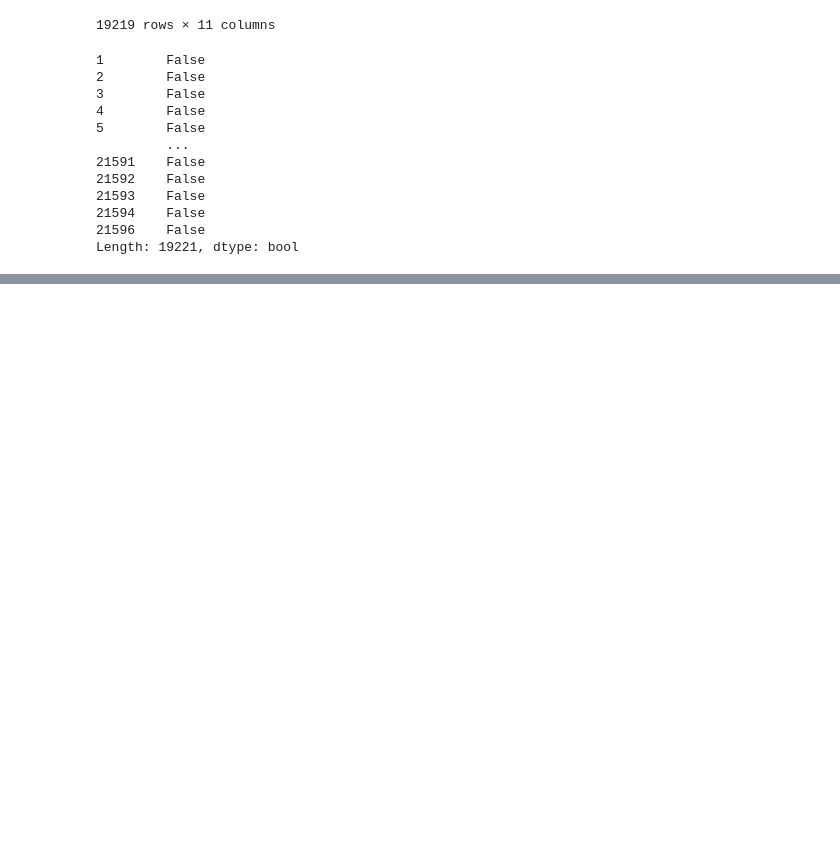
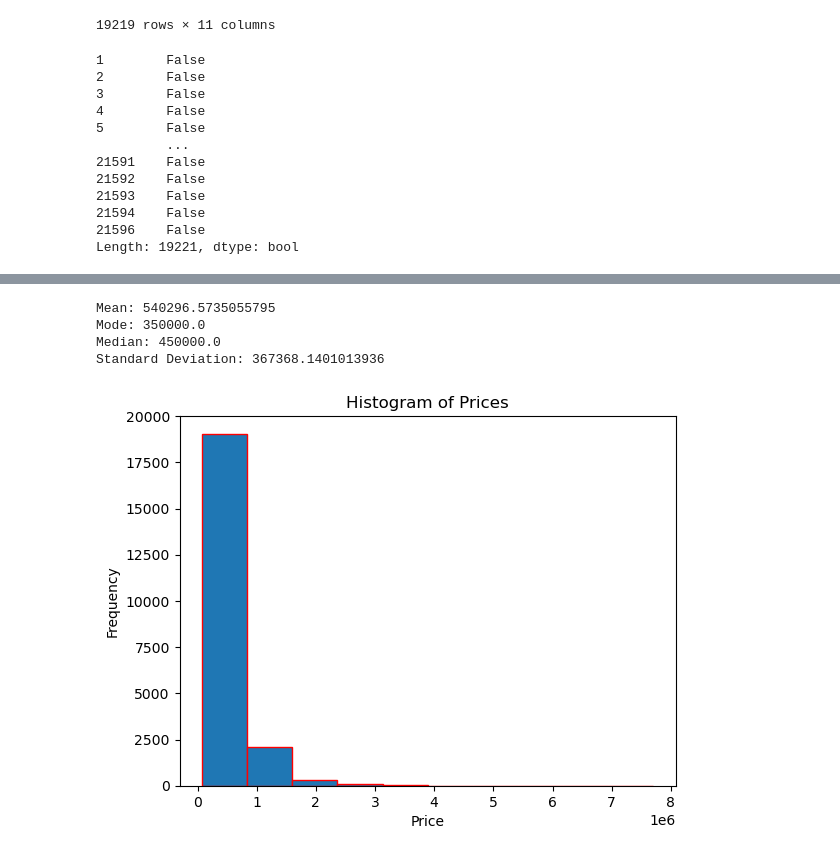
Before and after one commit to mbuvimuia/Northwest-County-Housing-Analysis, a Jupyter notebook: student.ipynb, the cells around one changed output, grey strips where cells are left out. Saved outputs shown, nothing was run; the diff lists cells and outputs as text; code cells hidden in the pictures; blank space fills up the shorter version.

Commit message:
data-analysis

```diff
--- a/student.ipynb
+++ b/student.ipynb
@@ -149,3 +159,7 @@ yr_renovated: Year when the house was renovated
 # Data Preparation
 # %% [markdown]
 For data preparation, we ignore/drop columns that we won't be using and check for null values and duplicates
+# %%
+# Displaying the DataFrame
+df = pd.read_csv("data/kc_house_data.csv")
+df
@@ -278,0 +325,26 @@ Length: 19221, dtype: bool
+# %%
+# Checking on measures of central tendency and dispersion
+price_mean = df["price"].mean()
+price_mode = df["price"].mode()[0]
+price_median = df["price"].median()
+price_std = df["price"].std()
+
+print("Mean:", price_mean)
+print("Mode:", price_mode)
+print("Median:", price_median)
+print("Standard Deviation:", price_std)
+# %% [output]
+Mean: 540296.5735055795
+Mode: 350000.0
+Median: 450000.0
+Standard Deviation: 367368.1401013936
+# %%
+# Plotting a histogram of price
+
+plt.hist(df["price"], bins=10, edgecolor='red')
+plt.xlabel("Price")
+plt.ylabel("Frequency")
+plt.title("Histogram of Prices")
+plt.savefig('Visualization1')
+# %% [output]
+[figure, added]
```
Also changed, not shown: parts of 25 cells of this notebook, 5 other files.
